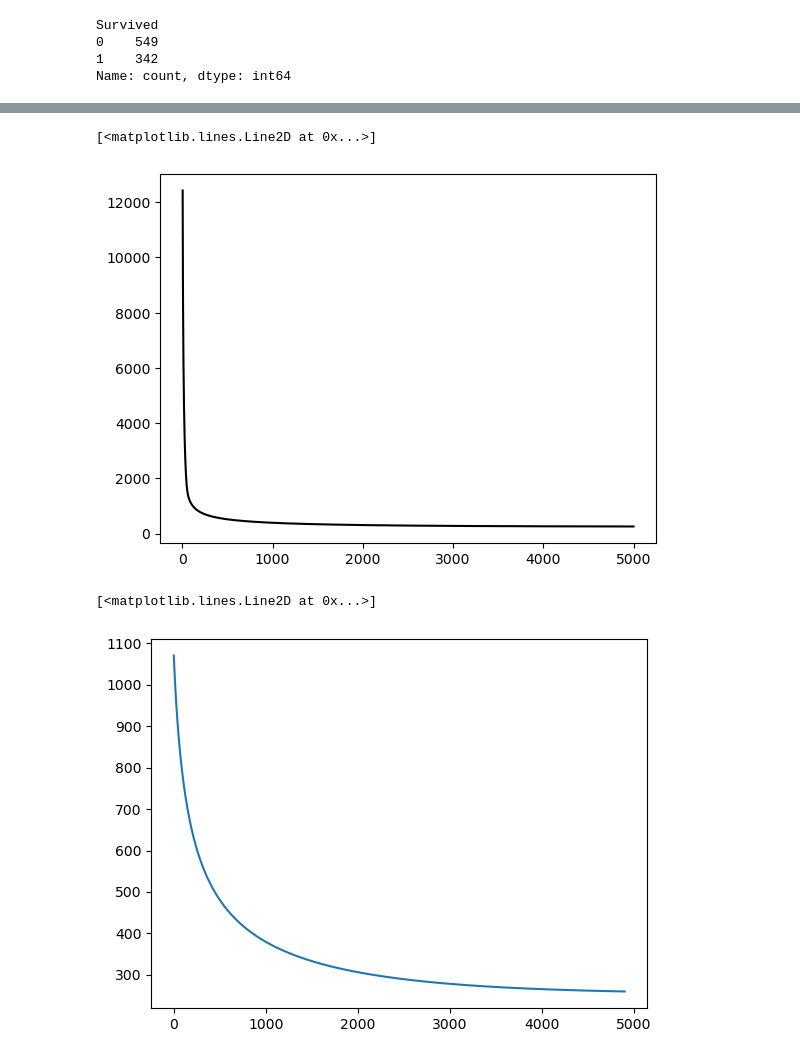
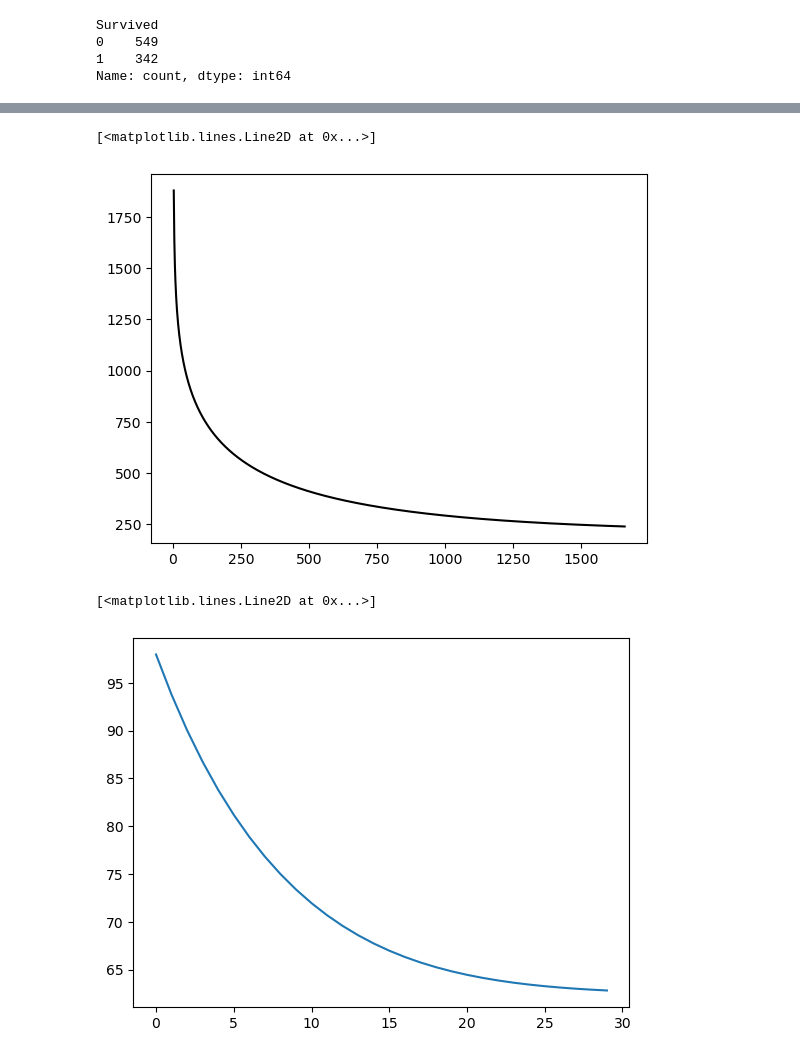
Before and after one commit to ellisterling/ellisterling.github.io, a Jupyter notebook: posts/newton/index.ipynb, the cells around one changed output, grey strips where cells are left out. Drawn from its saved outputs; the diff is of its cells as text; code cells hidden in the pictures.

```diff
--- a/posts/newton/index.ipynb
+++ b/posts/newton/index.ipynb
@@ -34,7 +40,7 @@ X, y = classification_data(noise = 0.5)
 # %%
 opt = NewtonOptimizer()
 loss_arr = []
-for _ in range(3300):
+for _ in range(40):
     loss = opt.loss(X, y)
     loss_arr.append(loss)
     opt.step(X, y, alpha = 0.1)
@@ -169,5 +162,4 @@ X_test_tensor = X_test_tensor.double()
 y_test_tensor = y_test_tensor.double()
 # %%
 opt3 = NewtonOptimizer()
-loss_arr = []
-X_train
+loss_arr3 = []
@@ -190,16 +166,19 @@ opt3.w
 # %%
-for _ in range(5000):
-    # add other stuff to e.g. keep track of the loss over time.
+# for _ in range(150):
+newton_start_time = time.time()
+loss = math.inf
+while loss >= 240 or torch.isnan(loss):
     loss = opt3.loss(X_train_tensor, y_train_tensor)
-    loss_arr.append(loss)
-    opt3.step(X_train_tensor, y_train_tensor, alpha = 0.25)
+    loss_arr3.append(loss)
+    opt3.step(X_train_tensor, y_train_tensor, alpha = 0.001)
+newton_end_time = time.time()
 # %%
-plt.plot(torch.arange(1, len(loss_arr)+1), loss_arr, color = "black")
+plt.plot(torch.arange(1, len(loss_arr3)+1), loss_arr3, color = "black")
 # %% [output]
 [<matplotlib.lines.Line2D at 0x...>]
-[figure, old version]
+[figure, new version]
 # %%
-plt.plot(loss_arr[100:])
+plt.plot(loss_arr[10:])
 # %% [output]
 [<matplotlib.lines.Line2D at 0x...>]
-[figure, old version]
+[figure, new version]
```
Also changed, not shown: parts of 43 cells of this notebook, 22 other files.
